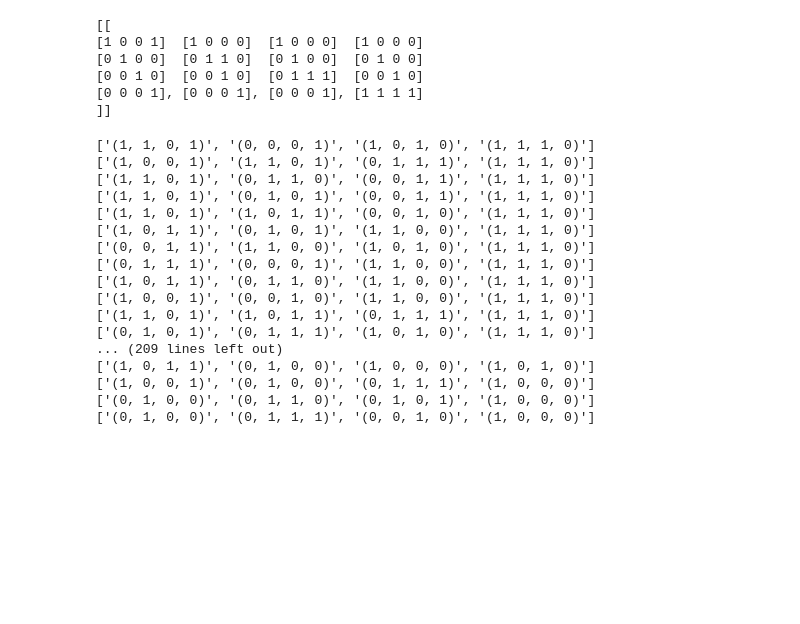
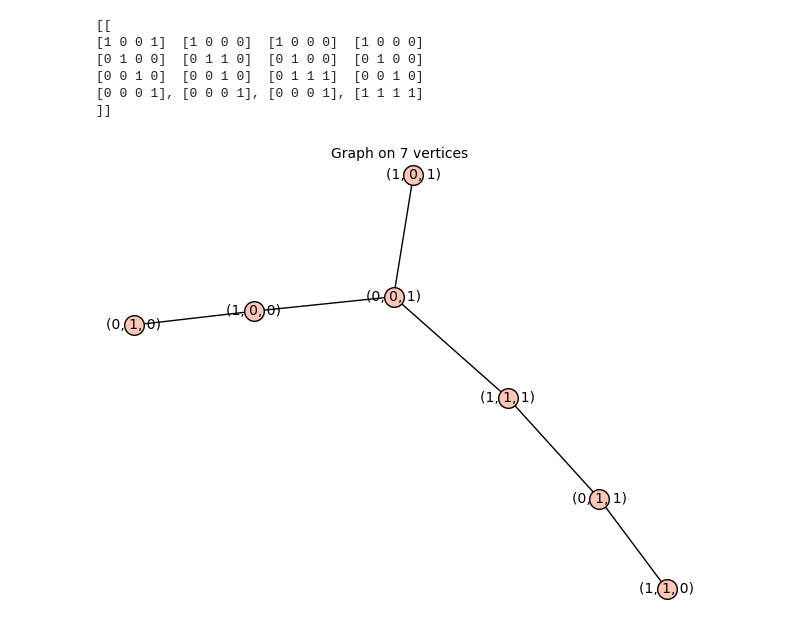
Before and after one commit to gyp2438/singer_trees, a Jupyter notebook: notebooks/Fact_Graph-2.ipynb, the cells around one changed output. Drawn from its saved outputs; the diff is of its cells as text; code cells hidden in the pictures; blank space fills up the shorter version.

```diff
--- a/notebooks/Fact_Graph-2.ipynb
+++ b/notebooks/Fact_Graph-2.ipynb
@@ -475,45 +611,0 @@ grid.show(figsize=9)
-# %%
-#Play around with the vertex labeling. It can get pretty crazy as n grows.
-graphs_ = []
-for j,r_s in enumerate(fact_fixed_conj):
-    Mlist = get_adj_matrix(r_s)
-    #[M1,M2,M3]=get_adj_matrix(rrr[0])
-    Dlist= [DiGraph(adj_m) for adj_m in Mlist]
-    alledge=[]
-    for i in range(n):
-        for u,v,l in Dlist[i].edges():
-            Dlist[i].set_edge_label(u,v,str(i))
-        alledge = alledge+Dlist[i].edges()
-    D=DiGraph()
-    D.add_edges(alledge)
-    D.relabel(vertex)
-    G=D.to_undirected()
-
-    seed = [v for v in G if G.degree(v) == n]
-    for v in seed:
-        print(G.neighbors(v))
-    #graphs_.append([G.plot(color_by_label=True,vertex_size=10,layout='spring',vertex_labels=True)])
-
-
-
-#grid = GraphicsArray(graphs_[0:10])
-#grid.show(figsize=10)
-#grid.save('tree_2_2.png',figsize=50)
-# %% [output]
-['(1, 1, 0, 1)', '(0, 0, 0, 1)', '(1, 0, 1, 0)', '(1, 1, 1, 0)']
-['(1, 0, 0, 1)', '(1, 1, 0, 1)', '(0, 1, 1, 1)', '(1, 1, 1, 0)']
-['(1, 1, 0, 1)', '(0, 1, 1, 0)', '(0, 0, 1, 1)', '(1, 1, 1, 0)']
-['(1, 1, 0, 1)', '(0, 1, 0, 1)', '(0, 0, 1, 1)', '(1, 1, 1, 0)']
-['(1, 1, 0, 1)', '(1, 0, 1, 1)', '(0, 0, 1, 0)', '(1, 1, 1, 0)']
-['(1, 0, 1, 1)', '(0, 1, 0, 1)', '(1, 1, 0, 0)', '(1, 1, 1, 0)']
-['(0, 0, 1, 1)', '(1, 1, 0, 0)', '(1, 0, 1, 0)', '(1, 1, 1, 0)']
-['(0, 1, 1, 1)', '(0, 0, 0, 1)', '(1, 1, 0, 0)', '(1, 1, 1, 0)']
-['(1, 0, 1, 1)', '(0, 1, 1, 0)', '(1, 1, 0, 0)', '(1, 1, 1, 0)']
-['(1, 0, 0, 1)', '(0, 0, 1, 0)', '(1, 1, 0, 0)', '(1, 1, 1, 0)']
-['(1, 1, 0, 1)', '(1, 0, 1, 1)', '(0, 1, 1, 1)', '(1, 1, 1, 0)']
-['(0, 1, 0, 1)', '(0, 1, 1, 1)', '(1, 0, 1, 0)', '(1, 1, 1, 0)']
-... (209 lines left out)
-['(1, 0, 1, 1)', '(0, 1, 0, 0)', '(1, 0, 0, 0)', '(1, 0, 1, 0)']
-['(1, 0, 0, 1)', '(0, 1, 0, 0)', '(0, 1, 1, 1)', '(1, 0, 0, 0)']
-['(0, 1, 0, 0)', '(0, 1, 1, 0)', '(0, 1, 0, 1)', '(1, 0, 0, 0)']
-['(0, 1, 0, 0)', '(0, 1, 1, 1)', '(0, 0, 1, 0)', '(1, 0, 0, 0)']
@@ -520,3 +617,7 @@ for j,r_s in enumerate(fact_fixed_conj):
+# %%
+G
+# %% [output]
+[figure, added]
 # %%
 fact_fixed_conj
 # %%
```
Also changed, not shown: parts of 31 cells of this notebook, 6 other files.
